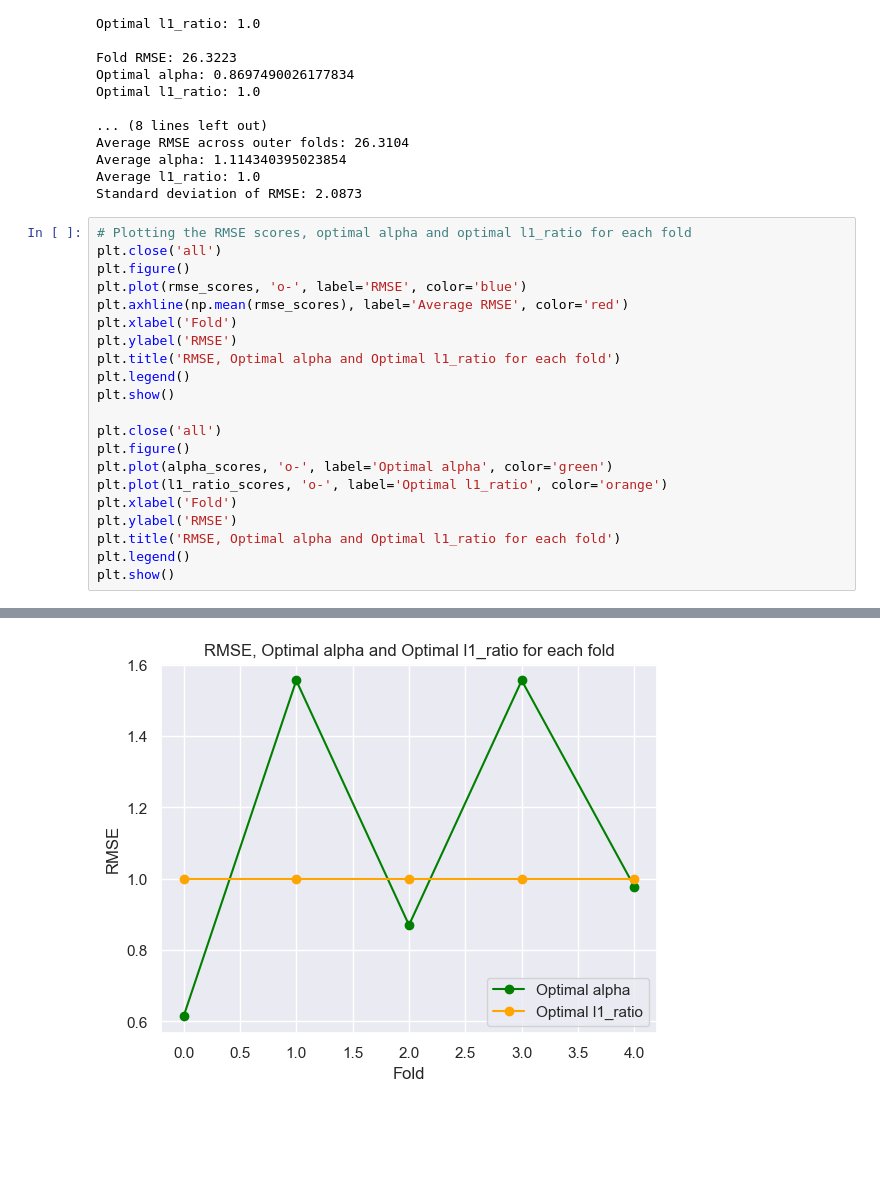
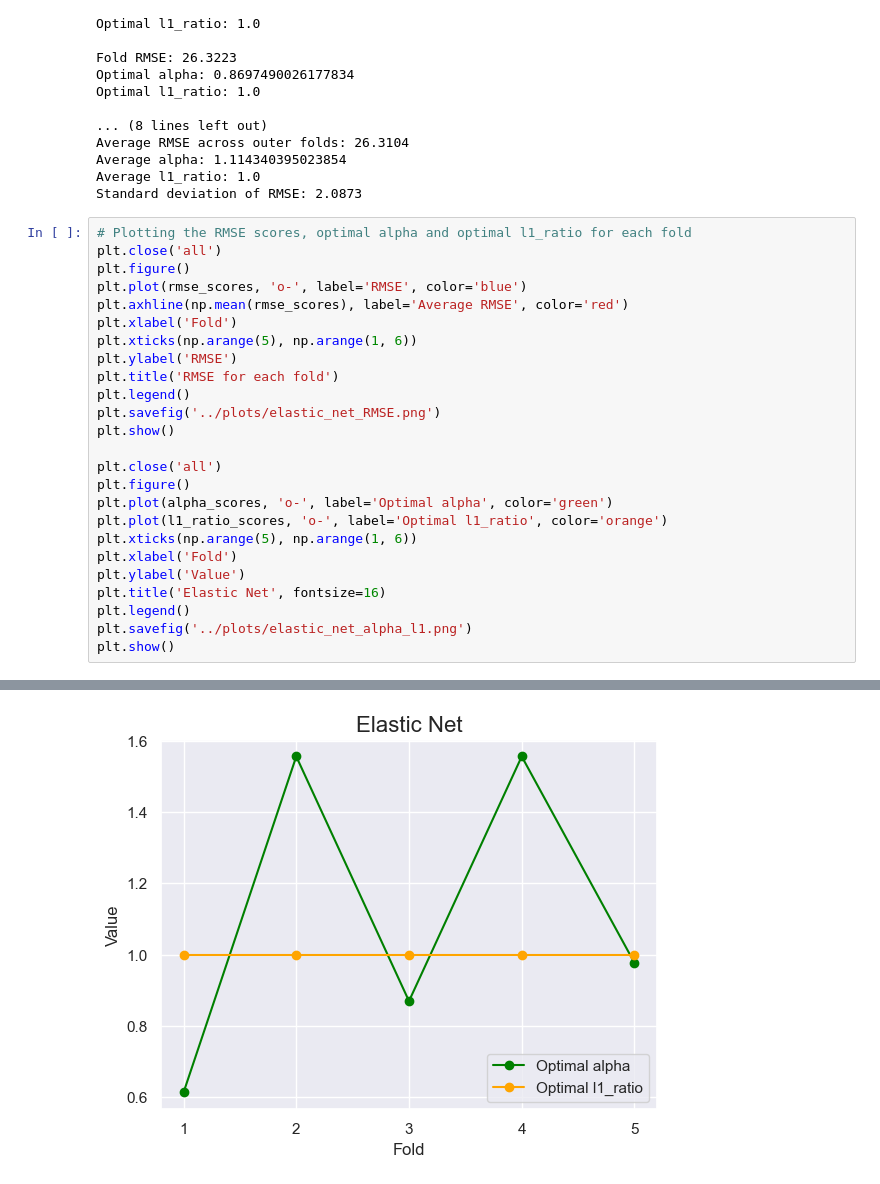
Before and after one commit to johanstaffeldt/case_1, a Jupyter notebook: src/case_1_elastic.ipynb, the cells around one changed output, grey strips where cells are left out. Cells and saved outputs as stored; diff of their text form; blank space fills up the shorter version.

```diff
--- a/src/case_1_elastic.ipynb
+++ b/src/case_1_elastic.ipynb
@@ -165,18 +165,22 @@ plt.figure()
 plt.plot(rmse_scores, 'o-', label='RMSE', color='blue')
 plt.axhline(np.mean(rmse_scores), label='Average RMSE', color='red')
 plt.xlabel('Fold')
+plt.xticks(np.arange(5), np.arange(1, 6))
 plt.ylabel('RMSE')
-plt.title('RMSE, Optimal alpha and Optimal l1_ratio for each fold')
+plt.title('RMSE for each fold')
 plt.legend()
+plt.savefig('../plots/elastic_net_RMSE.png')
 plt.show()
 
 plt.close('all')
 plt.figure()
 plt.plot(alpha_scores, 'o-', label='Optimal alpha', color='green')
 plt.plot(l1_ratio_scores, 'o-', label='Optimal l1_ratio', color='orange')
+plt.xticks(np.arange(5), np.arange(1, 6))
 plt.xlabel('Fold')
-plt.ylabel('RMSE')
-plt.title('RMSE, Optimal alpha and Optimal l1_ratio for each fold')
+plt.ylabel('Value')
+plt.title('Elastic Net', fontsize=16)
 plt.legend()
+plt.savefig('../plots/elastic_net_alpha_l1.png')
 plt.show()
 # %% [output]
@@ -184 +188 @@ plt.show()
-[figure, old version]
+[figure, new version]
```
Also changed, not shown: parts of 1 cell of this notebook, 8 other files.
